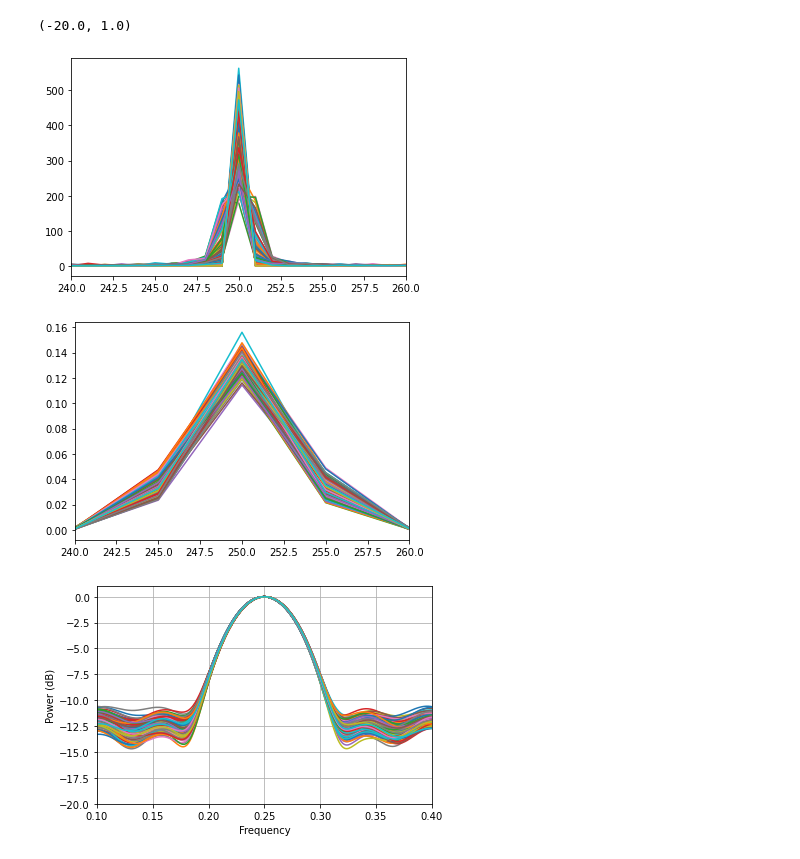
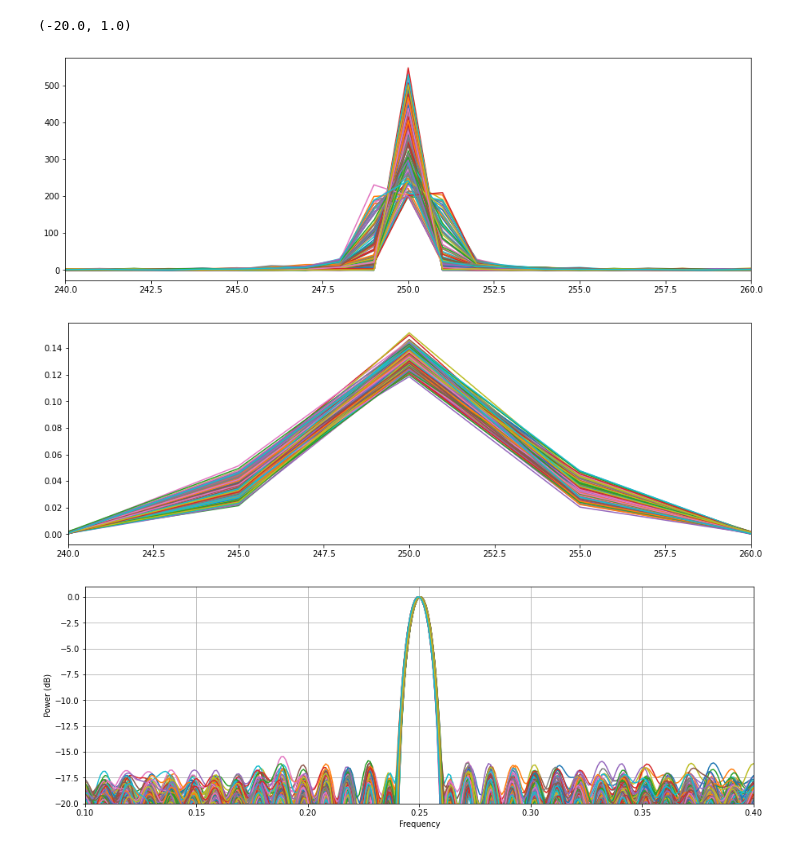
Before and after one commit to EmaOlay/PDS2021, a Jupyter notebook: TS8.ipynb, the cells around one changed output. Cells and saved outputs as stored; diff of their text form; code cells hidden in the pictures.

```diff
--- a/TS8.ipynb
+++ b/TS8.ipynb
@@ -44,6 +44,9 @@ Ayuda: Puede utilizar el módulo de análisis espectral Spectrum donde encontrar
 Bonus
 Implementar el periodograma de Welch
 # %%
+import warnings
+warnings.filterwarnings('ignore')
+
 
 import numpy as np
 import matplotlib.pyplot as plt
@@ -61,6 +64,10 @@ from spectrum.datasets import marple_data
 from pylab import legend, ylim
 norm = True
 sides = 'centerdc'
+
+width=15
+height=5
+plt.rcParams['figure.figsize'] = [width, height]
 # %%
 #######################################################################################################################
 #%% Inicio de la simulación
@@ -70,6 +77,8 @@ plt.close('all')
 # Datos generales de la simulación
 fs = 1000 # frecuencia de muestreo (Hz)
 N = 1000   # cantidad de muestras
+
+Iter=200
 
 figura=0
 
@@ -90,6 +99,35 @@ noise=np.zeros_like(SNR)
 noise_power=a1/(10**(SNR/10))
 
 omega_0=np.pi/2
-fr=np.random.uniform(low=-1/2, high=1/2, size=200)
+fr=np.random.uniform(low=-1/2, high=1/2, size=Iter)
 
 omega_1=omega_0+fr*2*np.pi/N
+## como uno es de (200,1) y el otro es de (1000,1) no puedo hacer el producto
+##cambio los ejes para que sea (200,1)*(1,1000)
+####################
+###Primer experimento con 3dB
+###Ya que hacer una matriz 3D me la complica al pedo
+####################
+noise_0=np.random.normal(loc=0,scale=np.sqrt(noise_power[0]),size=(1000,Iter))
+##Verificacion de las caracteristicas de mi ruido
+# var=np.var(noise_0)
+# mean=np.mean(noise_0)
+senal=np.sqrt(2*a1)*np.sin(2*np.pi*omega_1.reshape(1,Iter)*(fs/(2*np.pi))*t.reshape(1000,1))
+x_0=senal + noise_0
+#plt.plot(t,x[:,1])
+####################
+###Segundo experimento con 10dB
+###Ya que hacer una matriz 3D me la complica al pedo
+####################
+noise_1=np.random.normal(loc=0,scale=np.sqrt(noise_power[1]),size=(1000,Iter))
+##Verificacion de la potencia de mi señal
+# var=np.var(noise)
+# mean=np.mean(noise)
+x_1=senal + noise_1
+
+lag0=int (len(x_0)/10)
+lag1=int (len(x_1)/10)
+
+x0_picos_BT = np.zeros(Iter)
+
+x1_picos_BT = np.zeros(Iter)
@@ -120,40 +134,40 @@ x_1=senal + noise_1
 # %%
 ################################
-###Calculo del periodograma con 3 dB
+#%%Calculo del periodograma con 3 dB
 ################################
 
 #calculo el periodograma normal
 Pp=(1/N)*np.abs((fft(x_0,axis=0)))**2
 
 #Metodo de Welch
 f_welch,Pxx_den = sig.welch(x_0,fs=fs,nperseg=N/5,axis=0)
 
 #%%Grafico las salidas
 plt.figure(figura)
 figura+=1
 ##Restrinjo las salidas para ver mas claramente los efectos del calculo
 #plt.semilogy(f,Pp)
 plt.plot(f,Pp)
 plt.xlim(240,260)
 
 plt.figure(figura)
 figura+=1
 #plt.semilogy(f_welch,Pxx_den)
 plt.plot(f_welch,Pxx_den)
 plt.xlim(240,260)
 ############
 #Ya que spectrum no tiene ninguna implementacion para axis armo las comparaciones con 1 muestra a la vez
 ############
 plt.figure(figura)
 figura+=1
 for i in range(len(fr)):
-    p_BT = spectrum.pcorrelogram(x_0[:,i], lag=15)
+    p_BT = spectrum.pcorrelogram(x_0[:,i], lag=lag0)
     p_BT();
     p_BT.plot(label='Correlogram(15)', norm=norm, sides=sides)
 plt.xlim(0.1,0.4)
 plt.ylim(-20,1)
 # %% [output]
 (-20.0, 1.0)
-[figure, old version]
+[figure, new version]
-[figure, old version]
+[figure, new version]
-[figure, old version]
+[figure, new version]
```
Also changed, not shown: parts of 15 cells of this notebook, 3 other files.
